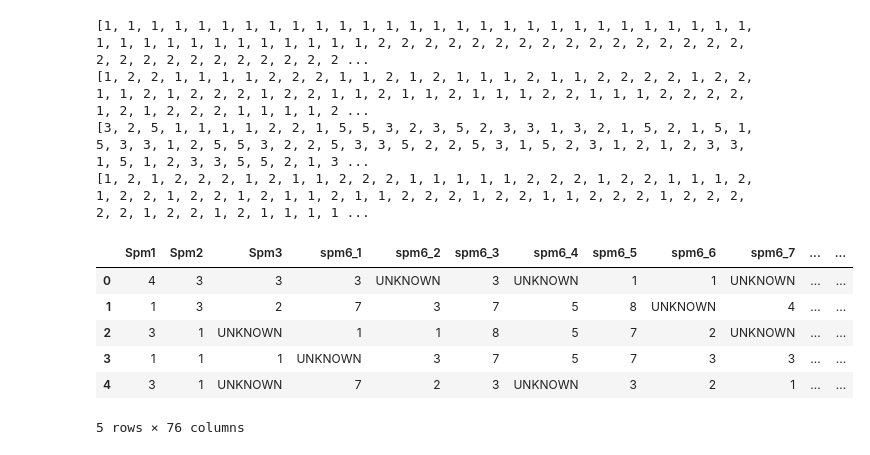
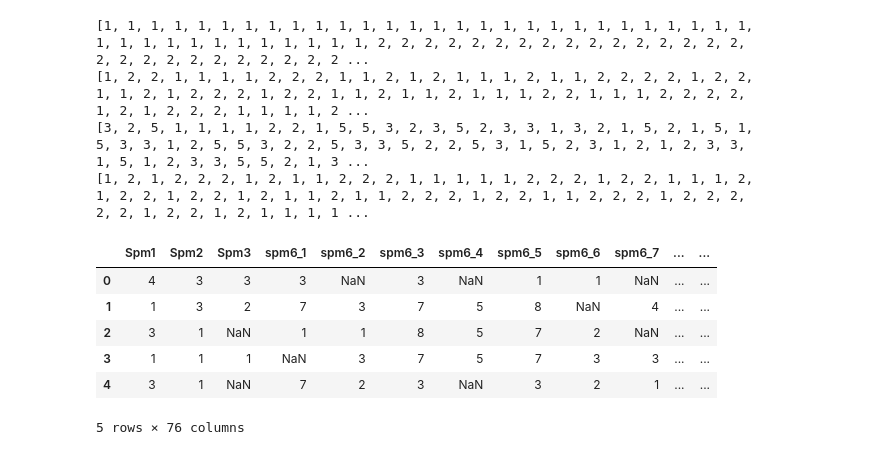
Before and after one commit to SnorreAldstedt/BiasLLMProject, a Jupyter notebook: results_processing/visualize_results.ipynb, the cells around one changed output. Drawn from its saved outputs; the diff is of its cells as text; code cells hidden in the pictures.

```diff
--- a/results_processing/visualize_results.ipynb
+++ b/results_processing/visualize_results.ipynb
@@ -88,13 +92,13 @@ for df in all_dfs:
     df["Bak3a"] = occupation_list
     df["Bak2a"] = kids_list
 # %%
-normistral.replace("UNKNOWN", np.nan, inplace = True)
+#normistral.replace("UNKNOWN", np.nan, inplace = True)
 normistral.head()
 # %% [output]
 |  | Spm1 | Spm2 | Spm3 | spm6_1 | spm6_2 | spm6_3 | spm6_4 | spm6_5 | spm6_6 | spm6_7 | ... | ... |
-| 0 | 4 | 3 | 3 | 3 | UNKNOWN | 3 | UNKNOWN | 1 | 1 | UNKNOWN | ... | ... |
-| 1 | 1 | 3 | 2 | 7 | 3 | 7 | 5 | 8 | UNKNOWN | 4 | ... | ... |
-| 2 | 3 | 1 | UNKNOWN | 1 | 1 | 8 | 5 | 7 | 2 | UNKNOWN | ... | ... |
-| 3 | 1 | 1 | 1 | UNKNOWN | 3 | 7 | 5 | 7 | 3 | 3 | ... | ... |
-| 4 | 3 | 1 | UNKNOWN | 7 | 2 | 3 | UNKNOWN | 3 | 2 | 1 | ... | ... |
+| 0 | 4 | 3 | 3 | 3 | NaN | 3 | NaN | 1 | 1 | NaN | ... | ... |
+| 1 | 1 | 3 | 2 | 7 | 3 | 7 | 5 | 8 | NaN | 4 | ... | ... |
+| 2 | 3 | 1 | NaN | 1 | 1 | 8 | 5 | 7 | 2 | NaN | ... | ... |
+| 3 | 1 | 1 | 1 | NaN | 3 | 7 | 5 | 7 | 3 | 3 | ... | ... |
+| 4 | 3 | 1 | NaN | 7 | 2 | 3 | NaN | 3 | 2 | 1 | ... | ... |
 5 rows × 76 columns
```
Also changed, not shown: parts of 38 cells of this notebook, 1 other file.
